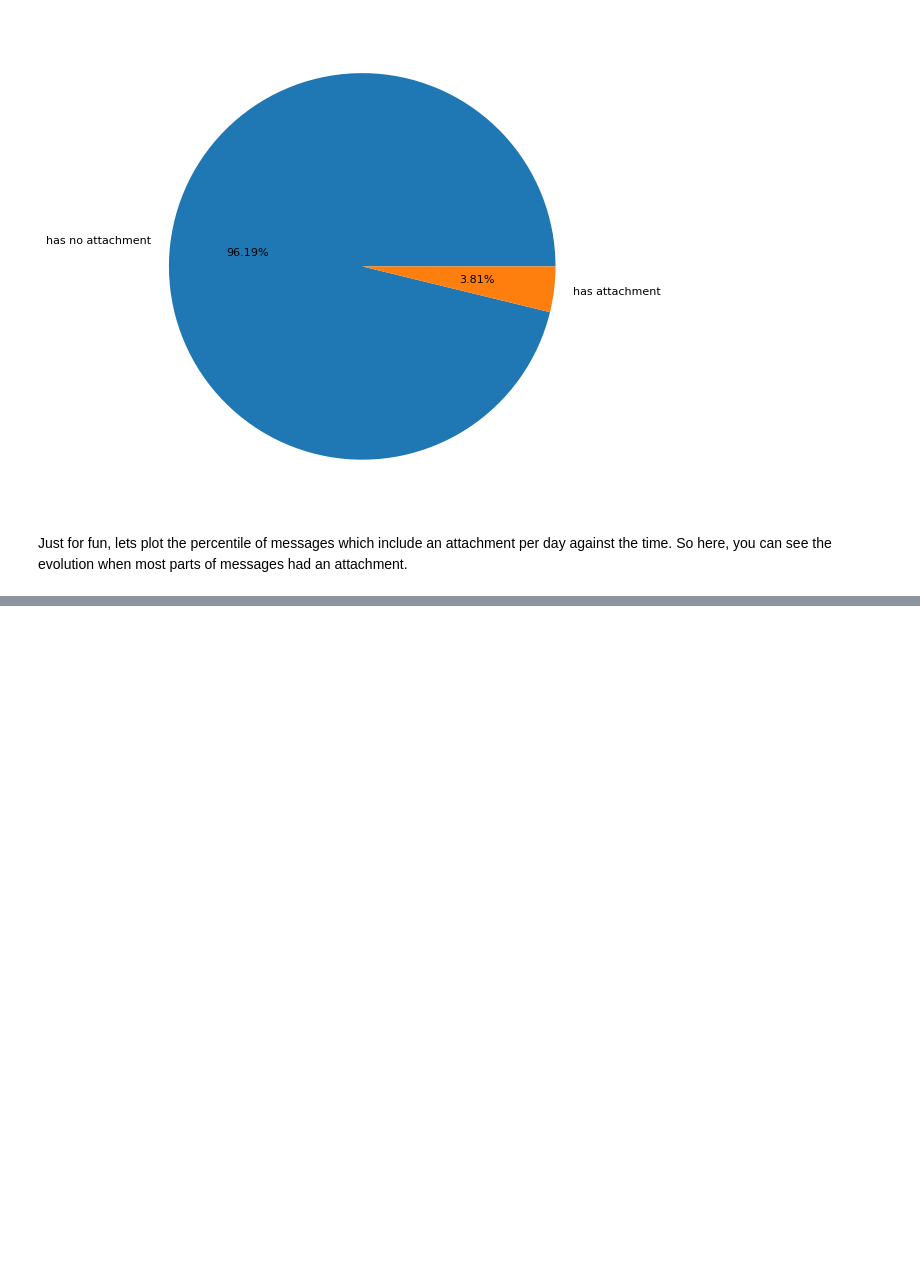
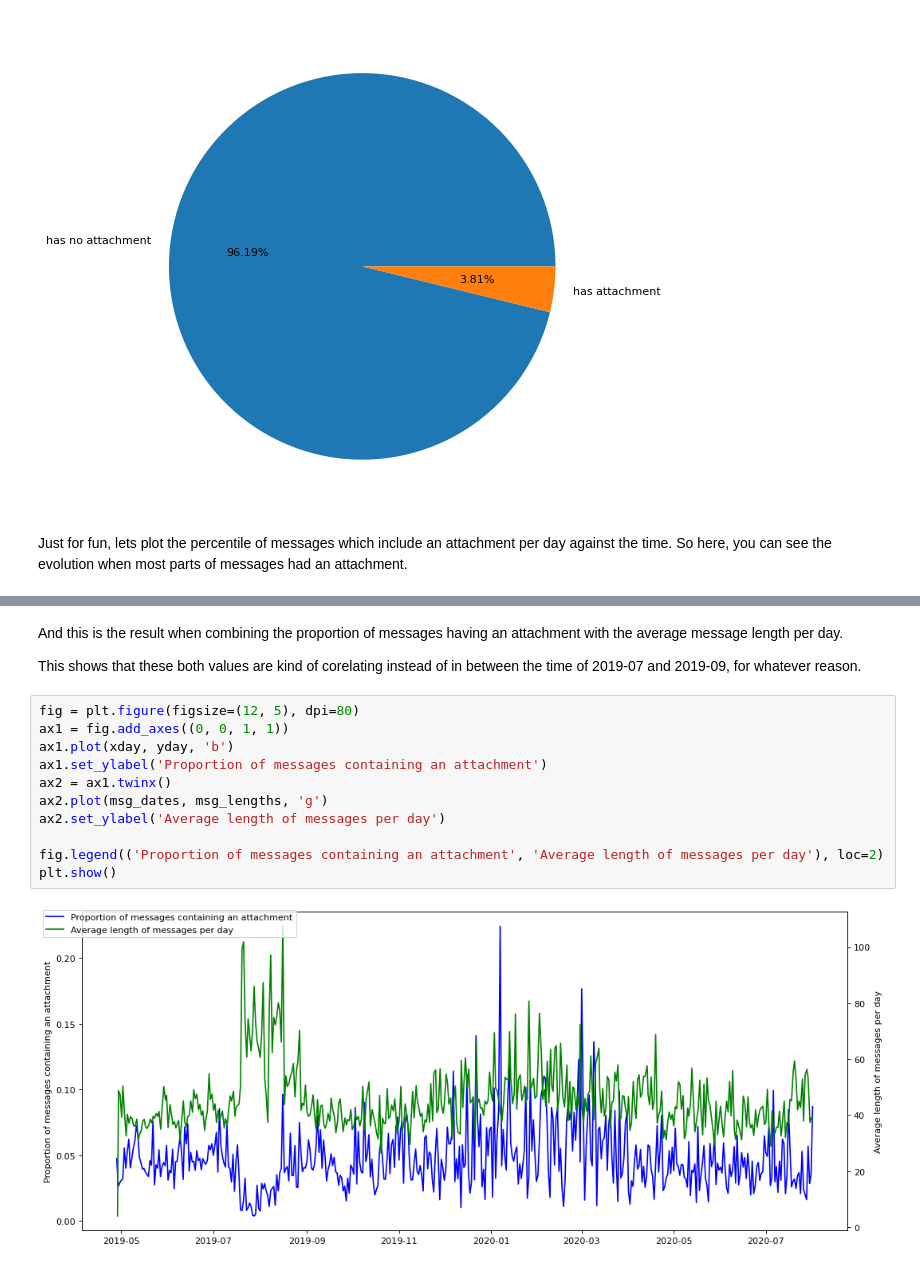
Before and after one commit to dev-schueppchen/kirby-results, a Jupyter notebook: notebooks/Messages.ipynb, the cells around one changed output, grey strips where cells are left out. Saved outputs shown, nothing was run; the diff lists cells and outputs as text; blank space fills up the shorter version.

```diff
--- a/notebooks/Messages.ipynb
+++ b/notebooks/Messages.ipynb
@@ -270,0 +286,17 @@ plt.show()
+# %% [markdown]
+And this is the result when combining the proportion of messages having an attachment with the average message length per day.
+
+This shows that these both values are kind of corelating instead of in between the time of 2019-07 and 2019-09, for whatever reason.
+# %%
+fig = plt.figure(figsize=(12, 5), dpi=80)
+ax1 = fig.add_axes((0, 0, 1, 1))
+ax1.plot(xday, yday, 'b')
+ax1.set_ylabel('Proportion of messages containing an attachment')
+ax2 = ax1.twinx()
+ax2.plot(msg_dates, msg_lengths, 'g')
+ax2.set_ylabel('Average length of messages per day')
+
+fig.legend(('Proportion of messages containing an attachment', 'Average length of messages per day'), loc=2)
+plt.show()
+# %% [output]
+[figure, added]
```
Also changed, not shown: parts of 7 cells of this notebook.
